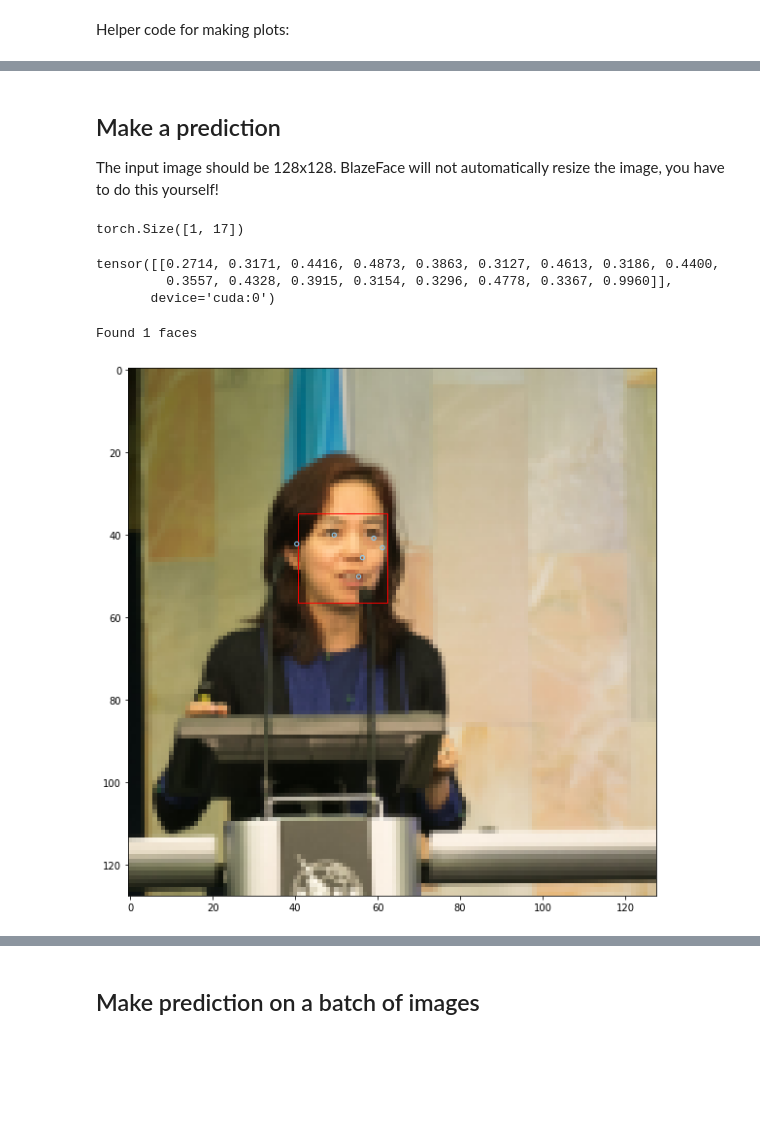
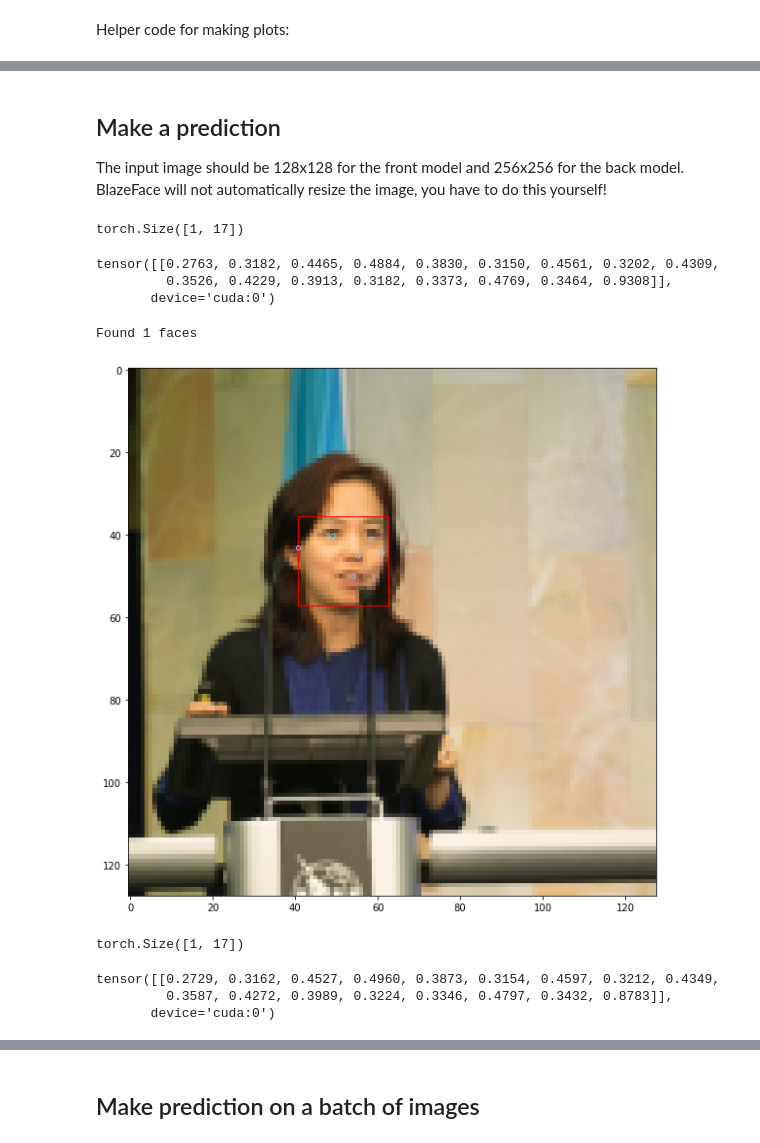
Before and after one commit to hollance/BlazeFace-PyTorch, a Jupyter notebook: Inference.ipynb, the cells around one changed output, grey strips where cells are left out. Drawn from its saved outputs; the diff is of its cells as text; code cells hidden in the pictures; blank space fills up the shorter version.

```diff
--- a/Inference.ipynb
+++ b/Inference.ipynb
@@ -65,10 +65,13 @@ def plot_detections(img, detections, with_keypoints=True):
 # %%
 from blazeface import BlazeFace
 
-net = BlazeFace().to(gpu)
-net.load_weights("blazeface.pth")
-net.load_anchors("anchors.npy")
+front_net = BlazeFace().to(gpu)
+front_net.load_weights("blazeface.pth")
+front_net.load_anchors("anchors.npy")
+back_net = BlazeFace(back_model=True).to(gpu)
+back_net.load_weights("blazefaceback.pth")
+back_net.load_anchors("anchorsback.npy")
 
 # Optionally change the thresholds:
-net.min_score_thresh = 0.75
-net.min_suppression_threshold = 0.3
+front_net.min_score_thresh = 0.75
+front_net.min_suppression_threshold = 0.3
@@ -75,23 +84,35 @@ net.min_suppression_threshold = 0.3
 # %% [markdown]
 ## Make a prediction
 
-The input image should be 128x128. BlazeFace will not automatically resize the image, you have to do this yourself!
+The input image should be 128x128 for the front model and 256x256 for the back model. BlazeFace will not automatically resize the image, you have to do this yourself!
 # %%
 img = cv2.imread("1face.png")
 img = cv2.cvtColor(img, cv2.COLOR_BGR2RGB)
 # %%
-detections = net.predict_on_image(img)
-detections.shape
+front_detections = front_net.predict_on_image(img)
+front_detections.shape
 # %% [output]
 torch.Size([1, 17])
-# %%
-detections
-# %% [output]
-tensor([[0.2714, 0.3171, 0.4416, 0.4873, 0.3863, 0.3127, 0.4613, 0.3186, 0.4400,
-         0.3557, 0.4328, 0.3915, 0.3154, 0.3296, 0.4778, 0.3367, 0.9960]],
-       device='cuda:0')
+# %%
+front_detections
+# %% [output]
+tensor([[0.2763, 0.3182, 0.4465, 0.4884, 0.3830, 0.3150, 0.4561, 0.3202, 0.4309,
+         0.3526, 0.4229, 0.3913, 0.3182, 0.3373, 0.4769, 0.3464, 0.9308]],
+       device='cuda:0')
 # %%
-plot_detections(img, detections)
+plot_detections(img, front_detections)
 # %% [output]
 Found 1 faces
-[figure, old version]
+[figure, new version]
+# %%
+img2 = cv2.resize(img, (256, 256))
+back_detections = back_net.predict_on_image(img2)
+back_detections.shape
+# %% [output]
+torch.Size([1, 17])
+# %%
+back_detections
+# %% [output]
+tensor([[0.2729, 0.3162, 0.4527, 0.4960, 0.3873, 0.3154, 0.4597, 0.3212, 0.4349,
+         0.3587, 0.4272, 0.3989, 0.3224, 0.3346, 0.4797, 0.3432, 0.8783]],
+       device='cuda:0')
```
Also changed, not shown: parts of 17 cells of this notebook, 5 other files.
